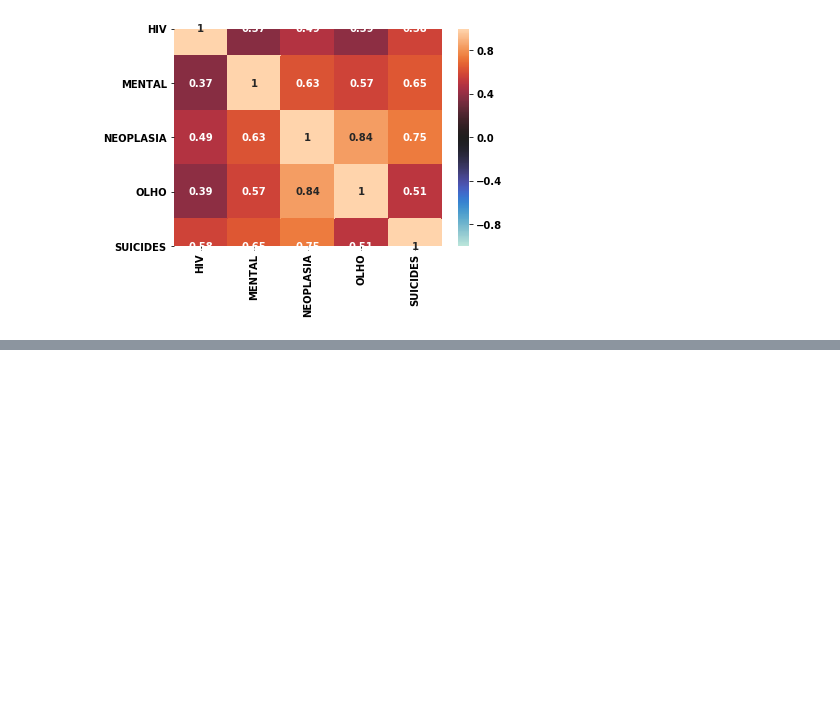
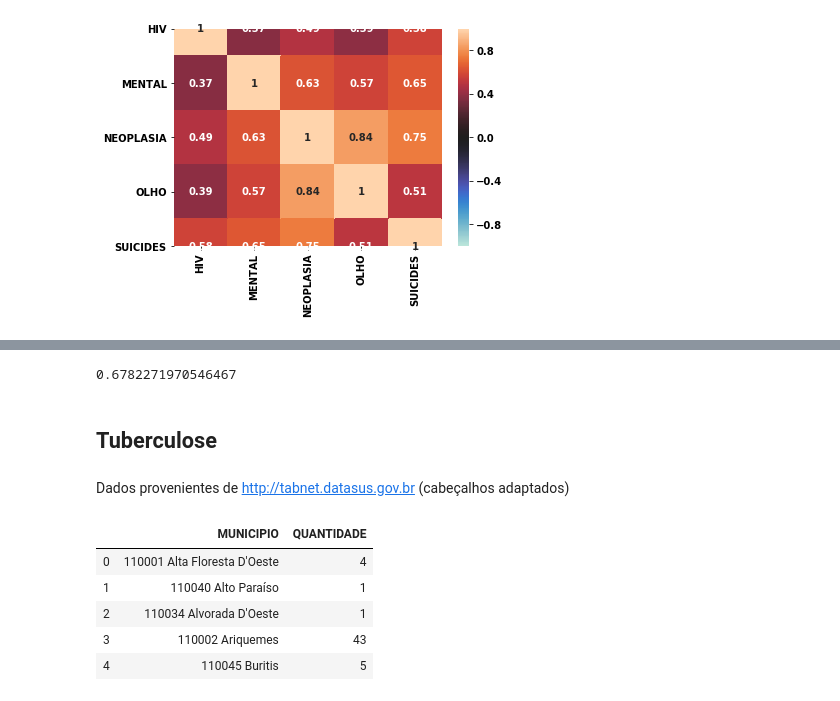
Before and after one commit to pypas/suicities-datasus, a Jupyter notebook: Spearman/spearman.ipynb, the cells around one changed output, grey strips where cells are left out. Cells and saved outputs as stored; diff of their text form; code cells hidden in the pictures; blank space fills up the shorter version.

Commit message:
Correlação com Tuberculose e AIDS, dados do TabNet

```diff
--- a/Spearman/spearman.ipynb
+++ b/Spearman/spearman.ipynb
@@ -87,0 +104,19 @@ sns.heatmap(result.corr(), annot=True, vmin=-1, vmax=1, center=0)
+# %%
+corr
+# %% [output]
+0.6782271970546467
+# %% [markdown]
+## Tuberculose
+# %% [markdown]
+Dados provenientes de http://tabnet.datasus.gov.br (cabeçalhos adaptados)
+# %%
+tuberculose = pd.read_csv('../Spearman/TUBERCULOSEBR2017.csv', sep=';')
+# %%
+tuberculose.head()
+# %% [output]
+|  | MUNICIPIO | QUANTIDADE |
+| 0 | 110001 Alta Floresta D'Oeste | 4 |
+| 1 | 110040 Alto Paraíso | 1 |
+| 2 | 110034 Alvorada D'Oeste | 1 |
+| 3 | 110002 Ariquemes | 43 |
+| 4 | 110045 Buritis | 5 |
```
Also changed, not shown: parts of 9 cells of this notebook, 2 other files.
